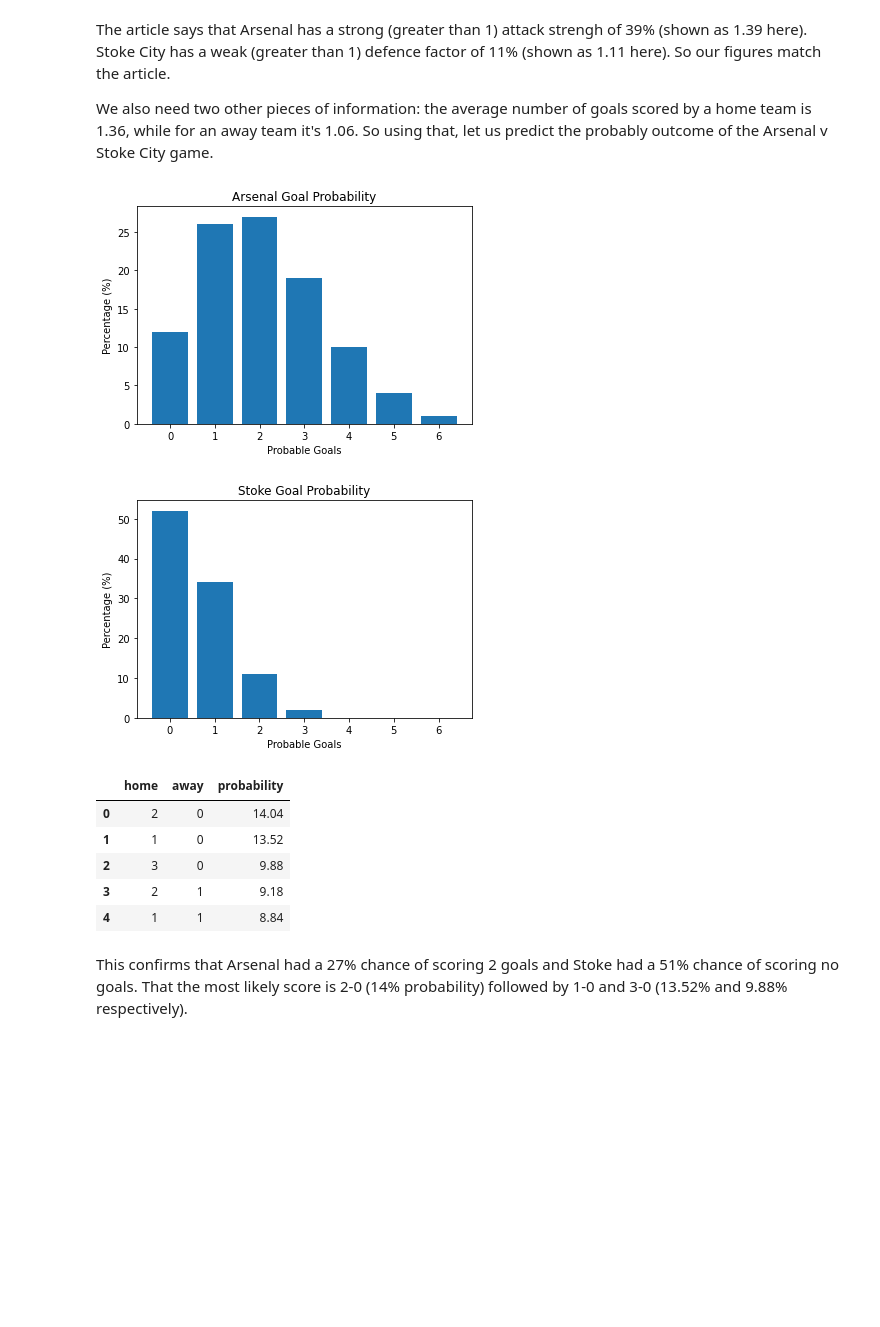
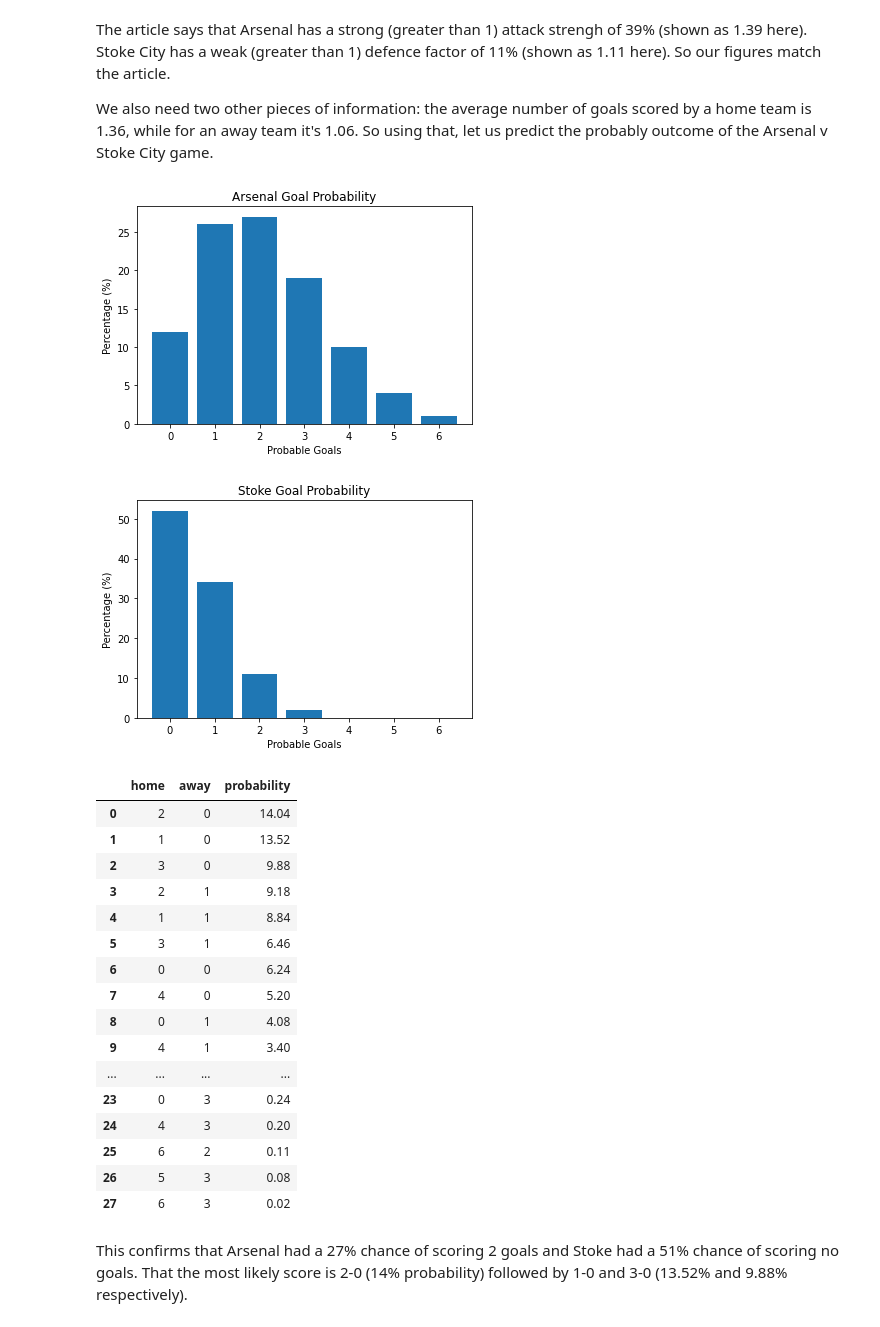
Before and after one commit to FootyStats/footy, a Jupyter notebook: background.ipynb, the cells around one changed output. Cells and saved outputs as stored; diff of their text form; code cells hidden in the pictures; blank space fills up the shorter version.

```diff
--- a/background.ipynb
+++ b/background.ipynb
@@ -79,16 +82,27 @@ The article says that Arsenal has a strong (greater than 1) attack strengh of 39
 We also need two other pieces of information: the average number of goals scored by a home team is 1.36, while for an away team it's 1.06. So using that, let us predict the probably outcome of the Arsenal v Stoke City game.
 # %%
 f.average_goals_scored((1.36, 1.06))
-f.score_probability('Arsenal', 'Stoke').head()
+f.score_probability('Arsenal', 'Stoke')
 # %% [output]
 [figure]
 [figure]
 |  | home | away | probability |
 | 0 | 2 | 0 | 14.04 |
 | 1 | 1 | 0 | 13.52 |
 | 2 | 3 | 0 | 9.88 |
 | 3 | 2 | 1 | 9.18 |
 | 4 | 1 | 1 | 8.84 |
+| 5 | 3 | 1 | 6.46 |
+| 6 | 0 | 0 | 6.24 |
+| 7 | 4 | 0 | 5.20 |
+| 8 | 0 | 1 | 4.08 |
+| 9 | 4 | 1 | 3.40 |
+| ... | ... | ... | ... |
+| 23 | 0 | 3 | 0.24 |
+| 24 | 4 | 3 | 0.20 |
+| 25 | 6 | 2 | 0.11 |
+| 26 | 5 | 3 | 0.08 |
+| 27 | 6 | 3 | 0.02 |
 # %% [markdown]
 This confirms that Arsenal had a 27% chance of scoring 2 goals and Stoke had a 51% chance of scoring no goals. That the most likely score is 2-0 (14% probability) followed by 1-0 and 3-0 (13.52% and 9.88% respectively).
 # %%
```
Also changed, not shown: parts of 5 cells of this notebook.
